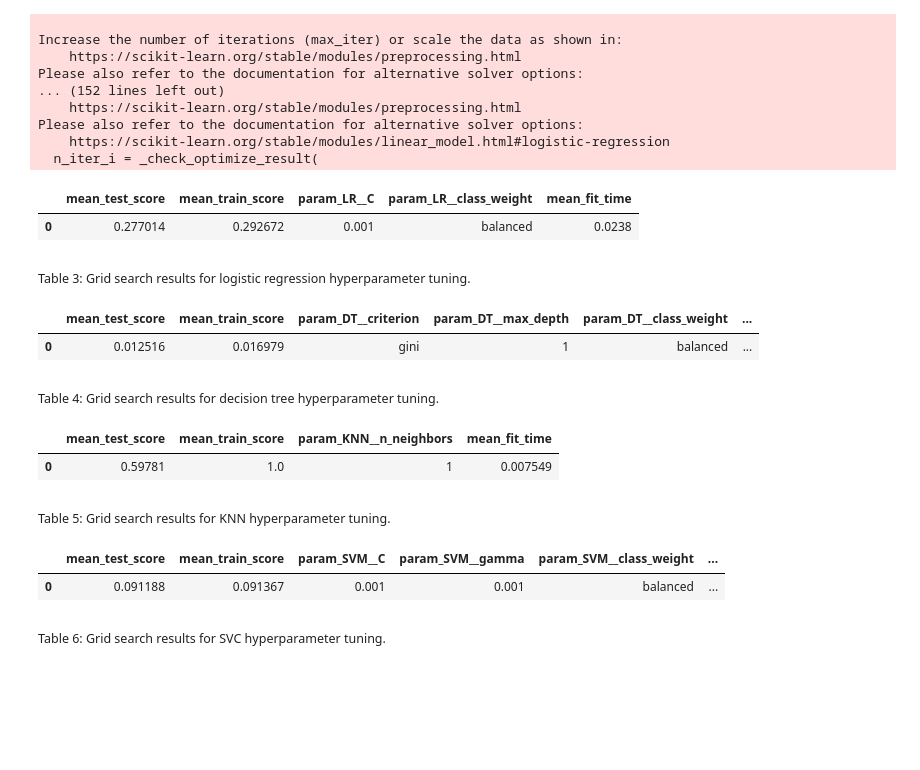
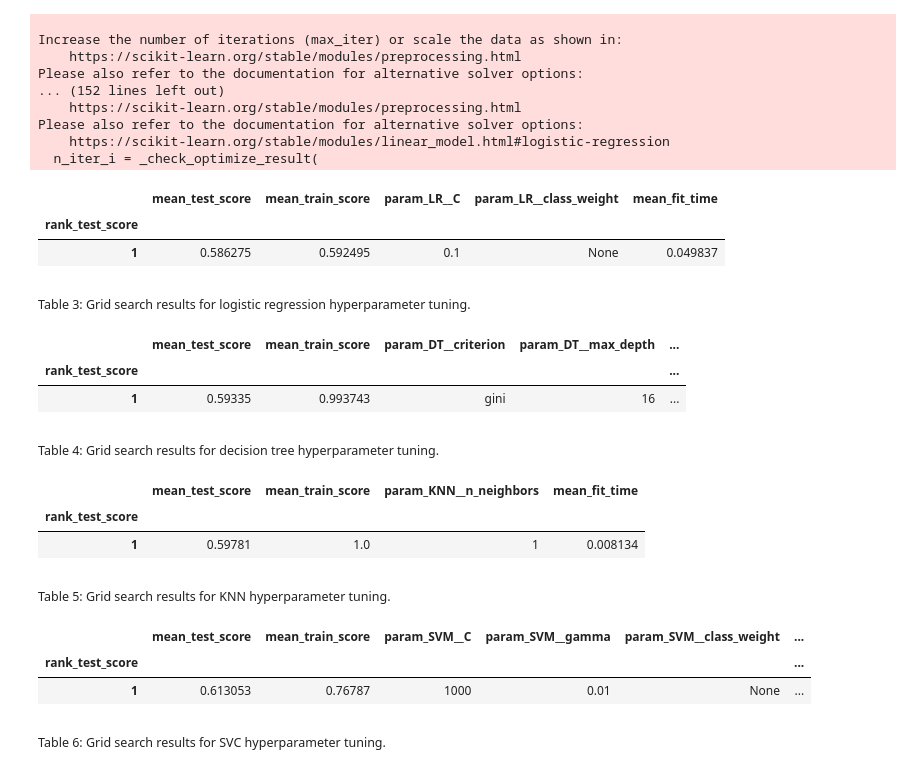
Before and after one commit to UBC-MDS/Red-Wine-Quality-Prediction, a Jupyter notebook: src/red_wine_quality_prediction_report.ipynb, the cells around one changed output. Saved outputs shown, nothing was run; the diff lists cells and outputs as text; code cells hidden in the pictures; blank space fills up the shorter version.

Commit message:
Formatting changes in discussion, reverting change in order to fix the grid search cv score output

```diff
--- a/src/red_wine_quality_prediction_report.ipynb
+++ b/src/red_wine_quality_prediction_report.ipynb
@@ -175,27 +175,33 @@ lr_df = (pd.DataFrame(lr_grid_search.cv_results_)[
         "param_LR__C",
         "param_LR__class_weight",
         "mean_fit_time",
-    ]])
+        "rank_test_score",
+    ]
+].set_index("rank_test_score").sort_index())
 lr_df.head(1)
 # %% [output]
 |  | mean_test_score | mean_train_score | param_LR__C | param_LR__class_weight | mean_fit_time |
-| 0 | 0.277014 | 0.292672 | 0.001 | balanced | 0.0238 |
+| rank_test_score |  |  |  |  |  |
+| 1 | 0.586275 | 0.592495 | 0.1 | None | 0.049837 |
 # %% [markdown]
 <sub>Table 3: Grid search results for logistic regression hyperparameter tuning.<sub>
 # %%
 dt_df = (pd.DataFrame(dt_grid_search.cv_results_)[
     [
         "mean_test_score",
         "mean_train_score",
         "param_DT__criterion",
         "param_DT__max_depth",
         "param_DT__class_weight",
         "mean_fit_time",
-    ]])
+        "rank_test_score",
+    ]
+].set_index("rank_test_score").sort_index())
 dt_df.head(1)
 # %% [output]
-|  | mean_test_score | mean_train_score | param_DT__criterion | param_DT__max_depth | param_DT__class_weight | ... |
-| 0 | 0.012516 | 0.016979 | gini | 1 | balanced | ... |
+|  | mean_test_score | mean_train_score | param_DT__criterion | param_DT__max_depth | ... |
+| rank_test_score |  |  |  |  | ... |
+| 1 | 0.59335 | 0.993743 | gini | 16 | ... |
 # %% [markdown]
 <sub>Table 4: Grid search results for decision tree hyperparameter tuning.<sub>
 # %%
@@ -205,11 +211,14 @@ knn_df = (pd.DataFrame(knn_grid_search.cv_results_)[
         "mean_train_score",
         "param_KNN__n_neighbors",
         "mean_fit_time",
-    ]])
+        "rank_test_score",
+    ]
+].set_index("rank_test_score").sort_index())
 knn_df.head(1)
 # %% [output]
 |  | mean_test_score | mean_train_score | param_KNN__n_neighbors | mean_fit_time |
-| 0 | 0.59781 | 1.0 | 1 | 0.007549 |
+| rank_test_score |  |  |  |  |
+| 1 | 0.59781 | 1.0 | 1 | 0.008134 |
 # %% [markdown]
 <sub>Table 5: Grid search results for KNN hyperparameter tuning.<sub>
 # %%
@@ -220,12 +229,15 @@ svm_df = (pd.DataFrame(svm_grid_search.cv_results_)[
         "param_SVM__C",
         "param_SVM__gamma",
         "param_SVM__class_weight",
-        "mean_fit_time"
-    ]])
+        "mean_fit_time",
+        "rank_test_score",
+    ]
+].set_index("rank_test_score").sort_index())
 svm_df.head(1)
 # %% [output]
 |  | mean_test_score | mean_train_score | param_SVM__C | param_SVM__gamma | param_SVM__class_weight | ... |
-| 0 | 0.091188 | 0.091367 | 0.001 | 0.001 | balanced | ... |
+| rank_test_score |  |  |  |  |  | ... |
+| 1 | 0.613053 | 0.76787 | 1000 | 0.01 | None | ... |
 # %% [markdown]
 <sub>Table 6: Grid search results for SVC hyperparameter tuning.<sub>
 # %% [markdown]
```
Also changed, not shown: parts of 3 cells of this notebook.
